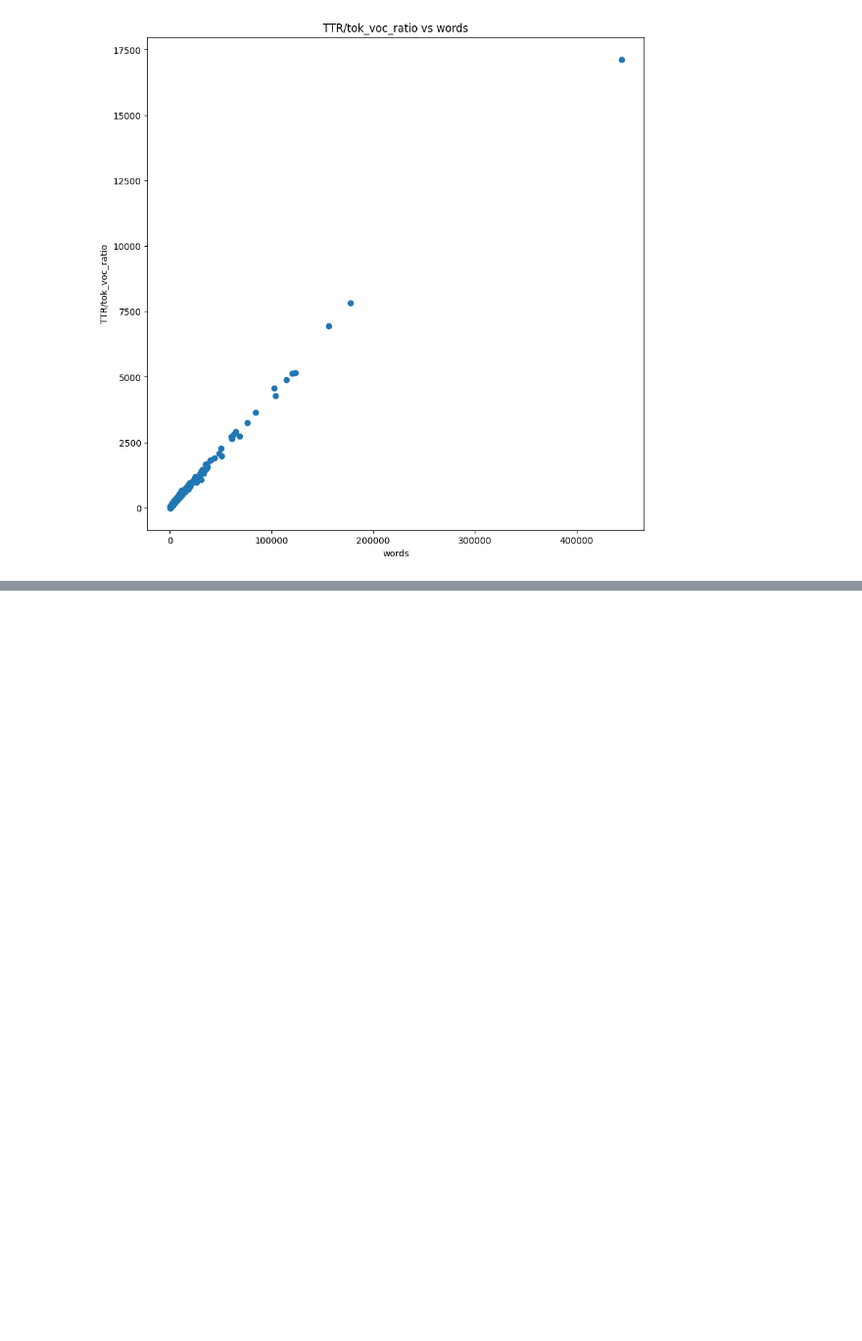
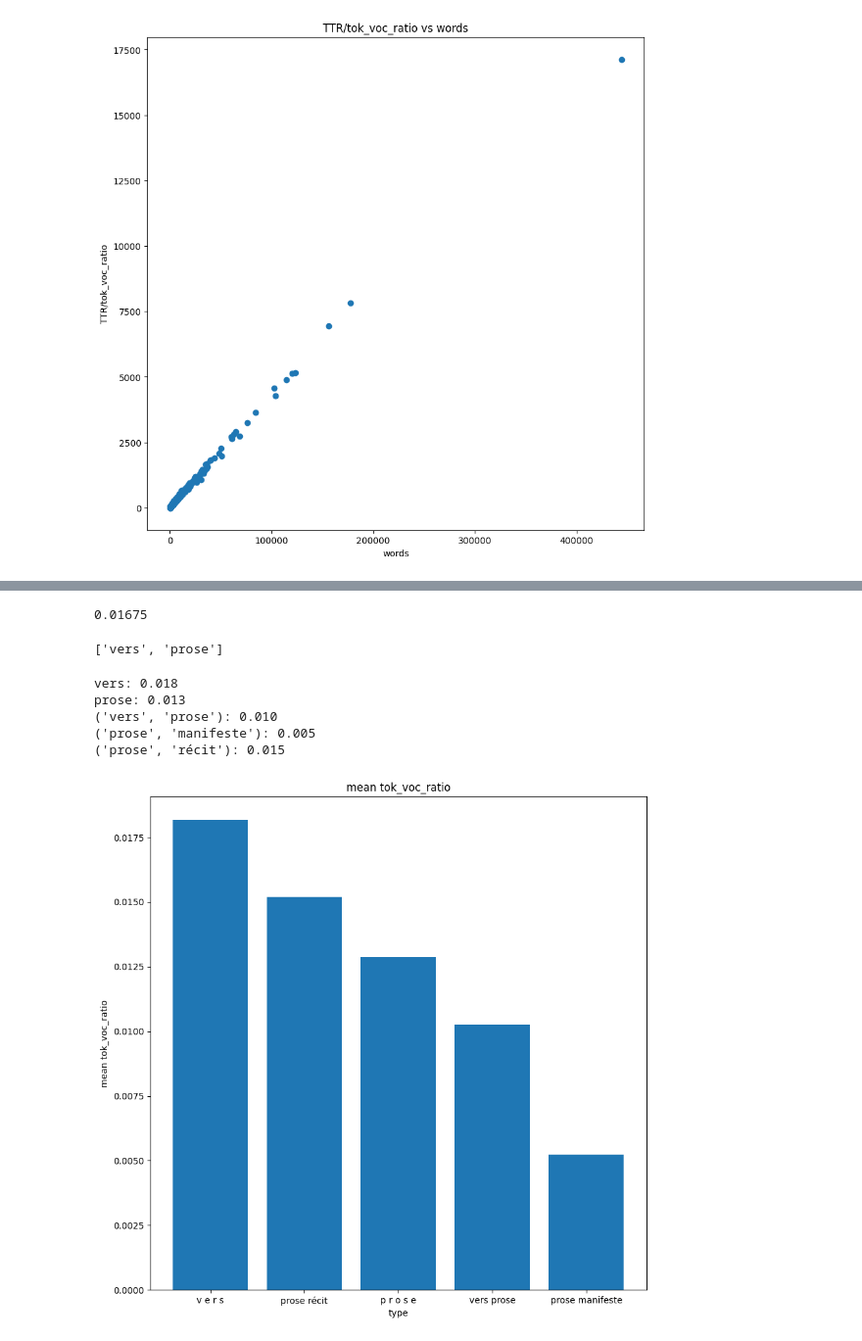
Before and after one commit to Marceau-h/memoire, a Jupyter notebook: better_ttr.ipynb, the cells around one changed output, grey strips where cells are left out. Shown at 98% size. Drawn from its saved outputs; the diff is of its cells as text; code cells hidden in the pictures; blank space fills up the shorter version.

Commit message:
stats

```diff
--- a/better_ttr.ipynb
+++ b/better_ttr.ipynb
@@ -39,3 +42,11 @@ def tok_voc_ratio(str):
 def compte_hapax(str):
     ct = Counter(str)
     return len([val for val in ct.values() if val == 1])
+
+def eval_sub_type(str_):
+    if str_ == "no":
+        return False
+    elif str_ == "yes":
+        return True
+    else:
+        return str_
@@ -173,3 +230,6 @@ plt.scatter(*zip(*tup))
 plt.show()
 # %% [output]
 [figure]
+# %%
+x = [val["header"]["change"]["@status"] if isinstance(val["header"]["change"], dict) else val["header"]["change"][0]["@status"] for val in dict_stats.values()]
+len(x)/ len([e for e in x if e == "corrected"])
@@ -175,0 +238,4 @@ plt.show()
+# %%
+for txt, val in dict_stats.items():
+    pprint(val["header"])
+    break
@@ -175,0 +258,47 @@ plt.show()
+# %%
+val["tok_voc_ratio"]
+# %% [output]
+0.01675
+# %%
+type_
+# %% [output]
+['vers', 'prose']
+# %%
+def stats(key):
+    stats = {}
+    for txt, val in dict_stats.items():
+        type_ = val["header"]["form"] if isinstance(val["header"]["form"], str) else tuple(val["header"]["form"])
+
+        if type_ not in stats:
+            for e in stats.keys():
+                if set(e) == set(type_):
+                    type_ = e
+                    break
+            else:
+                stats[type_] = []
+
+        stats[type_].append(mean(val[key]))
+
+    for k, v in stats.items():
+        print(f"{k}: {mean(v):.3f}")
+
+    plot = [(" ".join(k), mean(v)) for k, v in stats.items()]
+    plot = sorted(plot, key=lambda x: x[1], reverse=True)
+
+    plt.figure(figsize=(10, 10))
+    plt.title(f"mean {key}")
+    plt.xlabel("type")
+    plt.ylabel(f"mean {key}")
+
+    plt.bar(*zip(*plot))
+
+    plt.show()
+
+stats("tok_voc_ratio")
+# %% [output]
+vers: 0.018
+prose: 0.013
+('vers', 'prose'): 0.010
+('prose', 'manifeste'): 0.005
+('prose', 'récit'): 0.015
+[figure, added]
```
Also changed, not shown: parts of 9 cells of this notebook.
